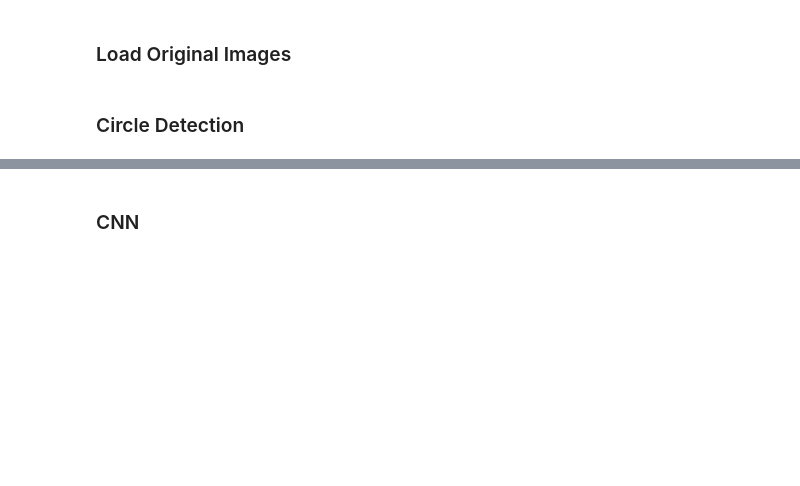
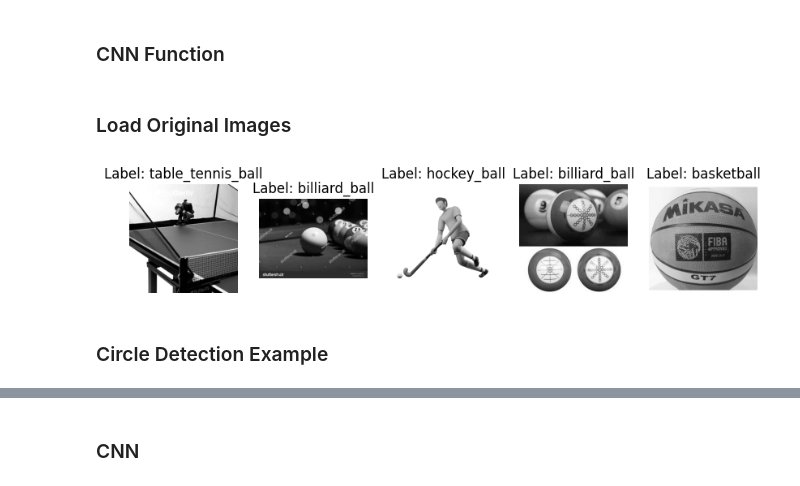
Before and after one commit to taylorj8/final_project, a Jupyter notebook: FinalProject.ipynb, the cells around one changed output, grey strips where cells are left out. Saved outputs shown, nothing was run; the diff lists cells and outputs as text; code cells hidden in the pictures; blank space fills up the shorter version.

```diff
--- a/FinalProject.ipynb
+++ b/FinalProject.ipynb
@@ -0,0 +196,2 @@
+# %% [markdown]
+### CNN Function
@@ -51,2 +284,10 @@ display_samples(train_images, train_labels)
+# %%
+# Load images and labels from train and test folders
+original_images, original_labels = load_images("data/train")
+test_images, test_labels = load_images("data/test")
+
+display_samples(original_images, original_labels)
+# %% [output]
+[figure, added]
 # %% [markdown]
-### Circle Detection
+### Circle Detection Example
```
Also changed, not shown: parts of 30 cells of this notebook.
